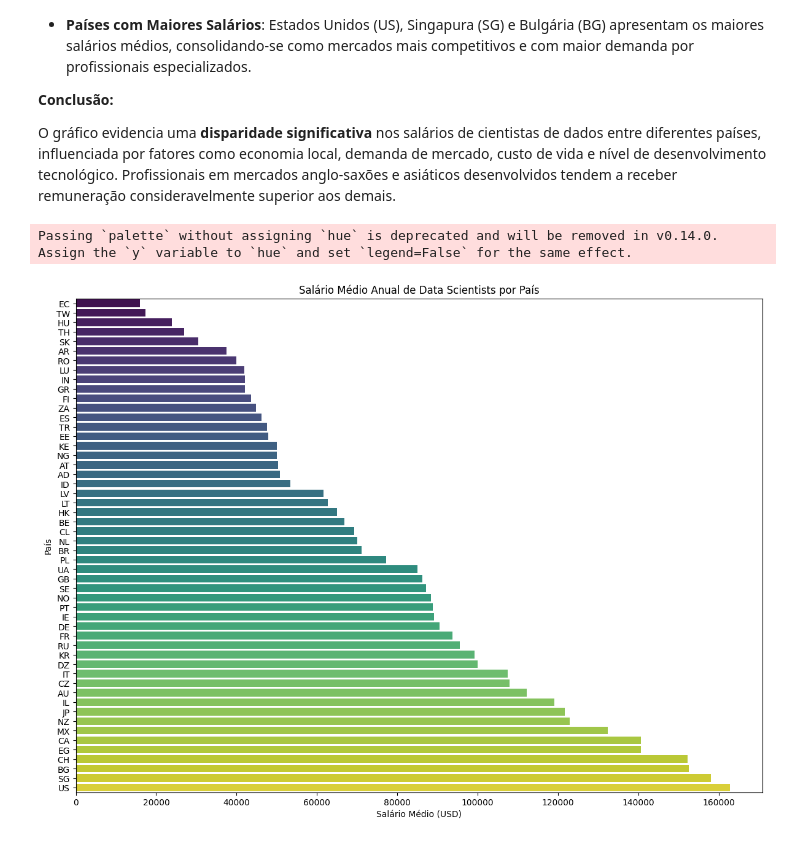
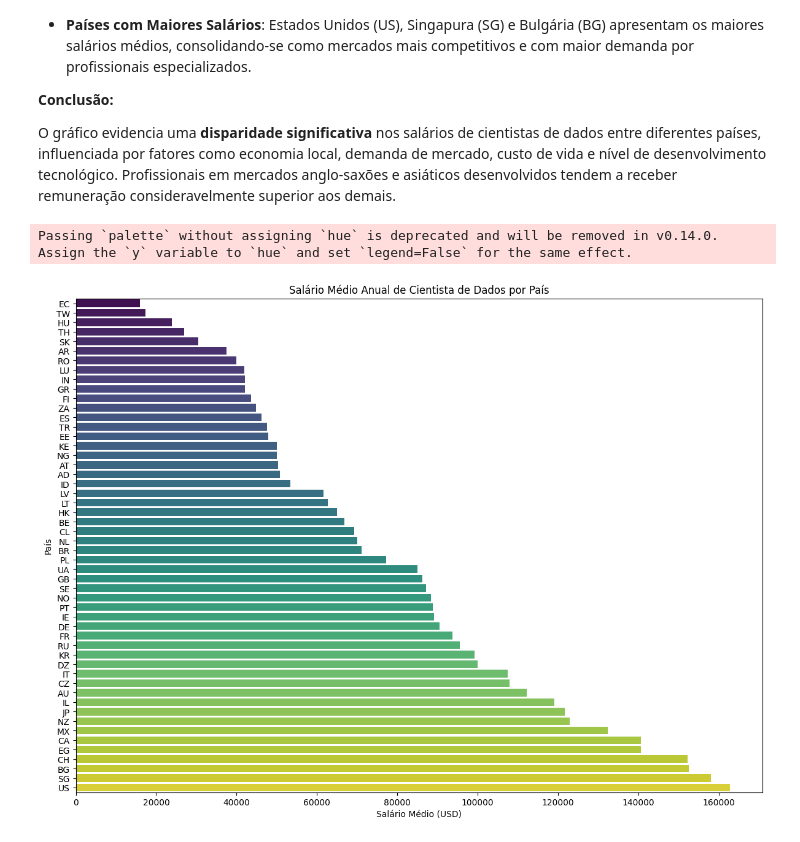
Before and after one commit to Ivirton-Filho/Imersao-Dados, a Jupyter notebook: imersão_dados_python.ipynb, the cells around one changed output. Saved outputs shown, nothing was run; the diff lists cells and outputs as text; code cells hidden in the pictures.

```diff
--- a/imersão_dados_python.ipynb
+++ b/imersão_dados_python.ipynb
@@ -305,13 +371,13 @@ O gráfico evidencia uma **disparidade significativa** nos salários de cientist
 # %%
 salario_data_science = df_limpo[df_limpo["job_title"] == "Data Scientist"].groupby("company_location")["salary_in_usd"].mean().sort_values(ascending=True)
 
 plt.figure(figsize=(12, 9))
-sns.barplot(x=salario_data_science.values, y=salario_data_science.index, palette="viridis", hue = "company_location")
+sns.barplot(x=salario_data_science.values, y=salario_data_science.index, palette="viridis")
 plt.title("Salário Médio Anual de Cientista de Dados por País")
 plt.xlabel("Salário Médio (USD)")
 plt.ylabel("País")
 plt.tight_layout()
 plt.show()
 # %% [output]
 Passing `palette` without assigning `hue` is deprecated and will be removed in v0.14.0. Assign the `y` variable to `hue` and set `legend=False` for the same effect.
-[figure, old version]
+[figure, new version]
```
Also changed, not shown: parts of 5 cells of this notebook, 3 other files.
